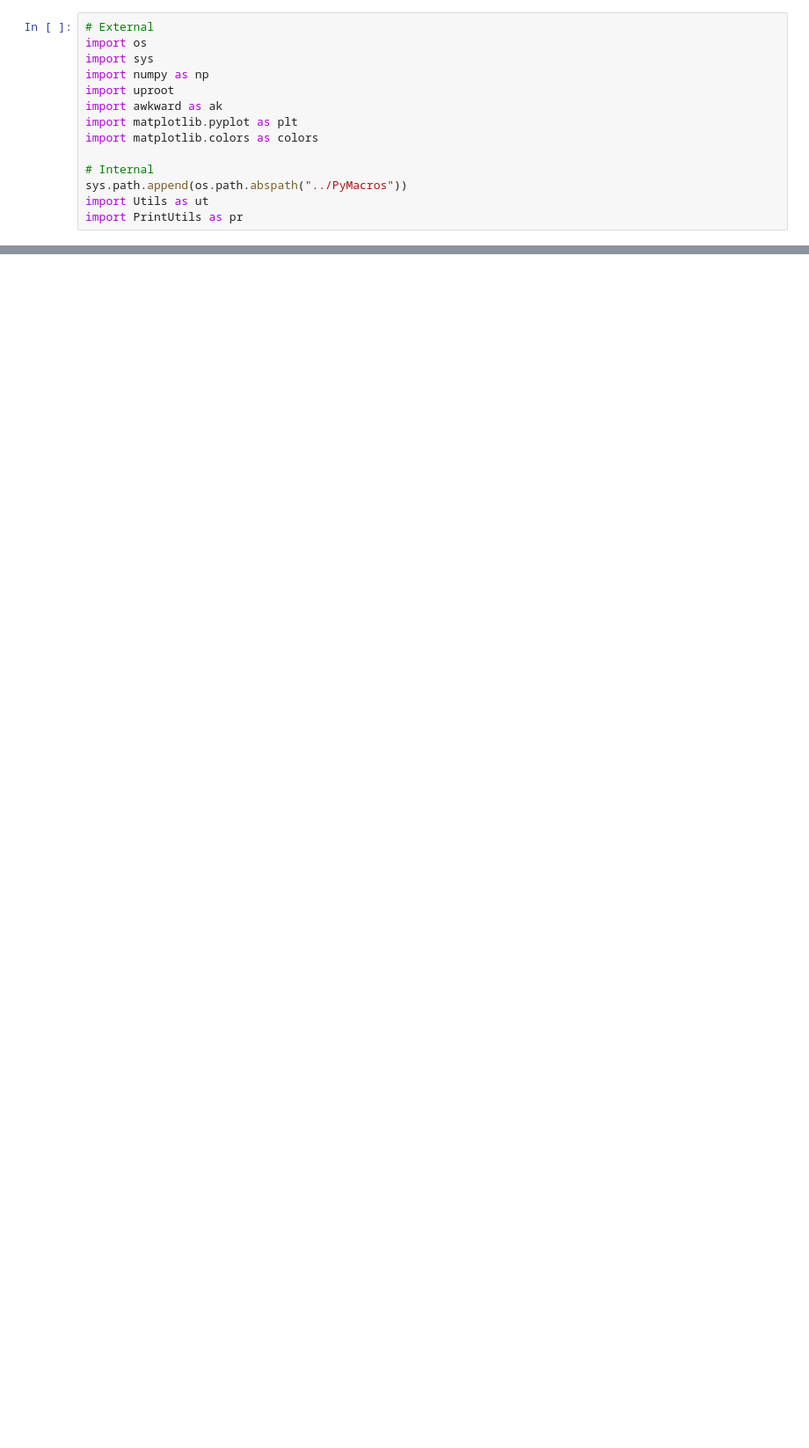
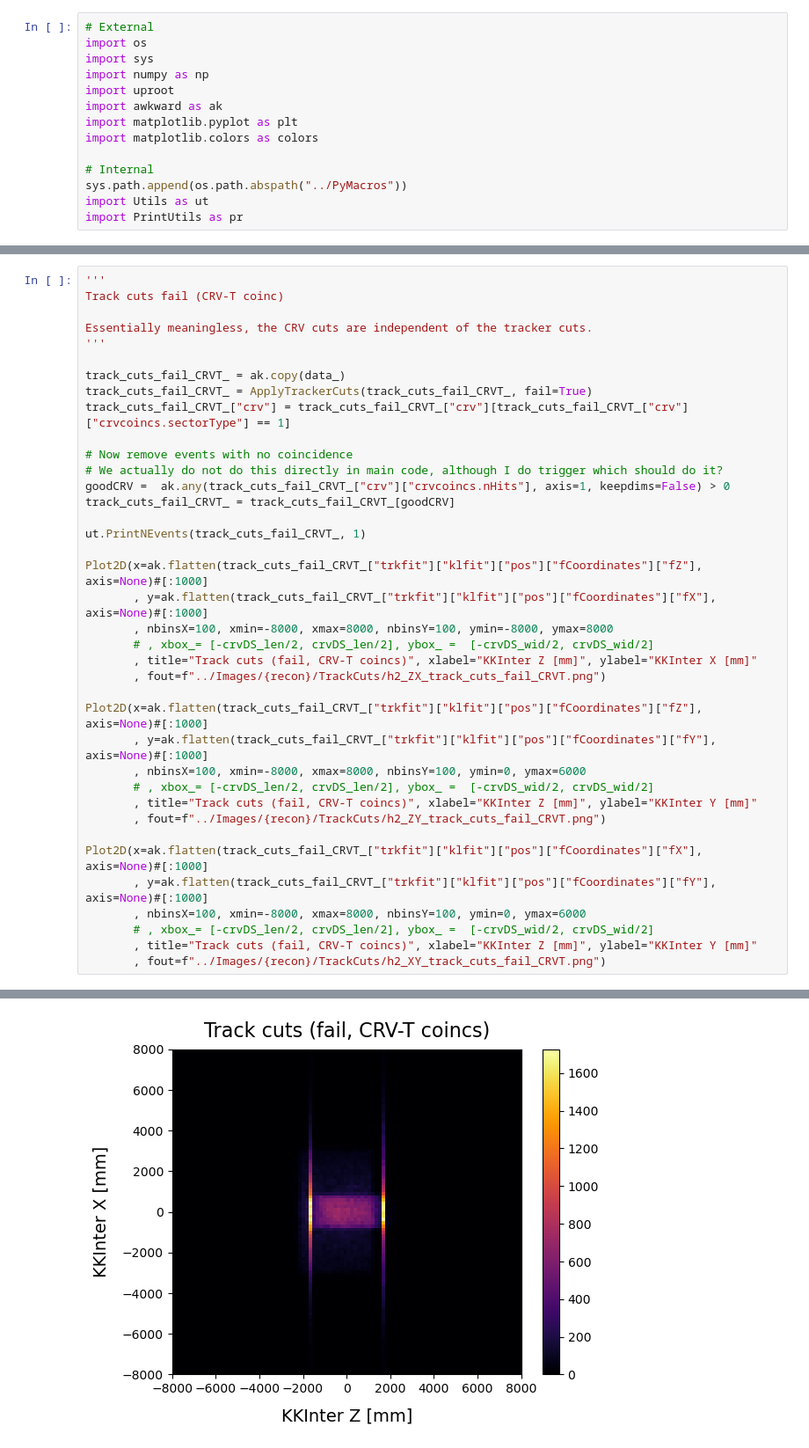
Before and after one commit to sam-grant/CRVSim, a Jupyter notebook: Analyses/Jupyter/TrackCuts.ipynb, the cells around one changed output, grey strips where cells are left out. Shown at 88% size. Saved outputs shown, nothing was run; the diff lists cells and outputs as text; blank space fills up the shorter version.

```diff
--- a/Analyses/Jupyter/TrackCuts.ipynb
+++ b/Analyses/Jupyter/TrackCuts.ipynb
@@ -350 +619,40 @@ klkl.phi0err: [[0.000473]]
 <Figure size 640x480 with 0 Axes>
+# %%
+'''
+Track cuts fail (CRV-T coinc)
+
+Essentially meaningless, the CRV cuts are independent of the tracker cuts.
+'''
+
+track_cuts_fail_CRVT_ = ak.copy(data_)
+track_cuts_fail_CRVT_ = ApplyTrackerCuts(track_cuts_fail_CRVT_, fail=True)
+track_cuts_fail_CRVT_["crv"] = track_cuts_fail_CRVT_["crv"][track_cuts_fail_CRVT_["crv"]["crvcoincs.sectorType"] == 1]
+
+# Now remove events with no coincidence
+# We actually do not do this directly in main code, although I do trigger which should do it?
+goodCRV =  ak.any(track_cuts_fail_CRVT_["crv"]["crvcoincs.nHits"], axis=1, keepdims=False) > 0
+track_cuts_fail_CRVT_ = track_cuts_fail_CRVT_[goodCRV]
+
+ut.PrintNEvents(track_cuts_fail_CRVT_, 1)
+
+Plot2D(x=ak.flatten(track_cuts_fail_CRVT_["trkfit"]["klfit"]["pos"]["fCoordinates"]["fZ"], axis=None)#[:1000]
+       , y=ak.flatten(track_cuts_fail_CRVT_["trkfit"]["klfit"]["pos"]["fCoordinates"]["fX"], axis=None)#[:1000]
+       , nbinsX=100, xmin=-8000, xmax=8000, nbinsY=100, ymin=-8000, ymax=8000
+       # , xbox_= [-crvDS_len/2, crvDS_len/2], ybox_ =  [-crvDS_wid/2, crvDS_wid/2]
+       , title="Track cuts (fail, CRV-T coincs)", xlabel="KKInter Z [mm]", ylabel="KKInter X [mm]"
+       , fout=f"../Images/{recon}/TrackCuts/h2_ZX_track_cuts_fail_CRVT.png")
+
+Plot2D(x=ak.flatten(track_cuts_fail_CRVT_["trkfit"]["klfit"]["pos"]["fCoordinates"]["fZ"], axis=None)#[:1000]
+       , y=ak.flatten(track_cuts_fail_CRVT_["trkfit"]["klfit"]["pos"]["fCoordinates"]["fY"], axis=None)#[:1000]
+       , nbinsX=100, xmin=-8000, xmax=8000, nbinsY=100, ymin=0, ymax=6000
+       # , xbox_= [-crvDS_len/2, crvDS_len/2], ybox_ =  [-crvDS_wid/2, crvDS_wid/2]
+       , title="Track cuts (fail, CRV-T coincs)", xlabel="KKInter Z [mm]", ylabel="KKInter Y [mm]"
+       , fout=f"../Images/{recon}/TrackCuts/h2_ZY_track_cuts_fail_CRVT.png")
+
+Plot2D(x=ak.flatten(track_cuts_fail_CRVT_["trkfit"]["klfit"]["pos"]["fCoordinates"]["fX"], axis=None)#[:1000]
+       , y=ak.flatten(track_cuts_fail_CRVT_["trkfit"]["klfit"]["pos"]["fCoordinates"]["fY"], axis=None)#[:1000]
+       , nbinsX=100, xmin=-8000, xmax=8000, nbinsY=100, ymin=0, ymax=6000
+       # , xbox_= [-crvDS_len/2, crvDS_len/2], ybox_ =  [-crvDS_wid/2, crvDS_wid/2]
+       , title="Track cuts (fail, CRV-T coincs)", xlabel="KKInter Z [mm]", ylabel="KKInter Y [mm]"
+       , fout=f"../Images/{recon}/TrackCuts/h2_XY_track_cuts_fail_CRVT.png")
+# %% [output]
@@ -350,0 +676 @@ klkl.phi0err: [[0.000473]]
+[figure, added]
```
Also changed, not shown: parts of 33 cells of this notebook.
